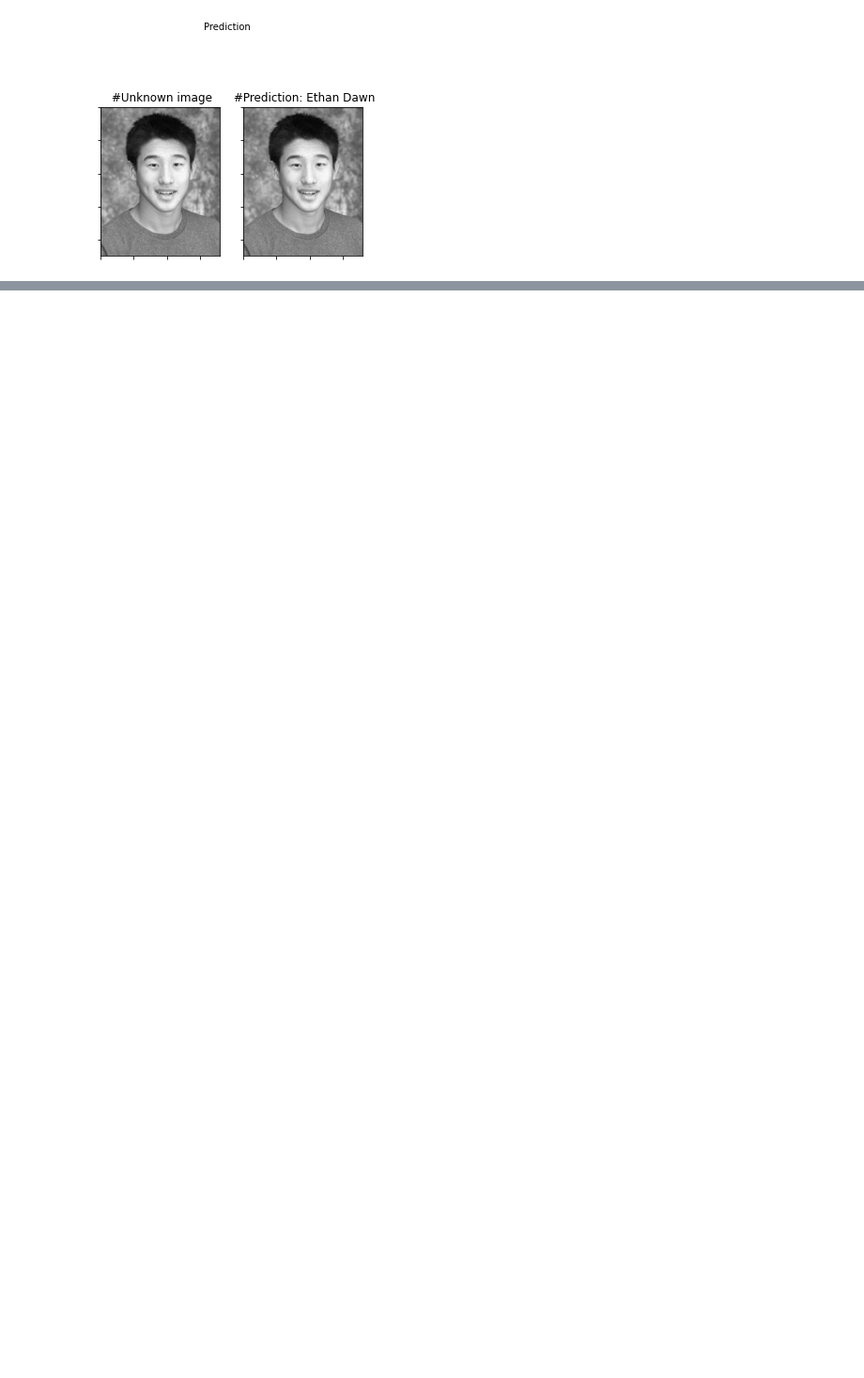
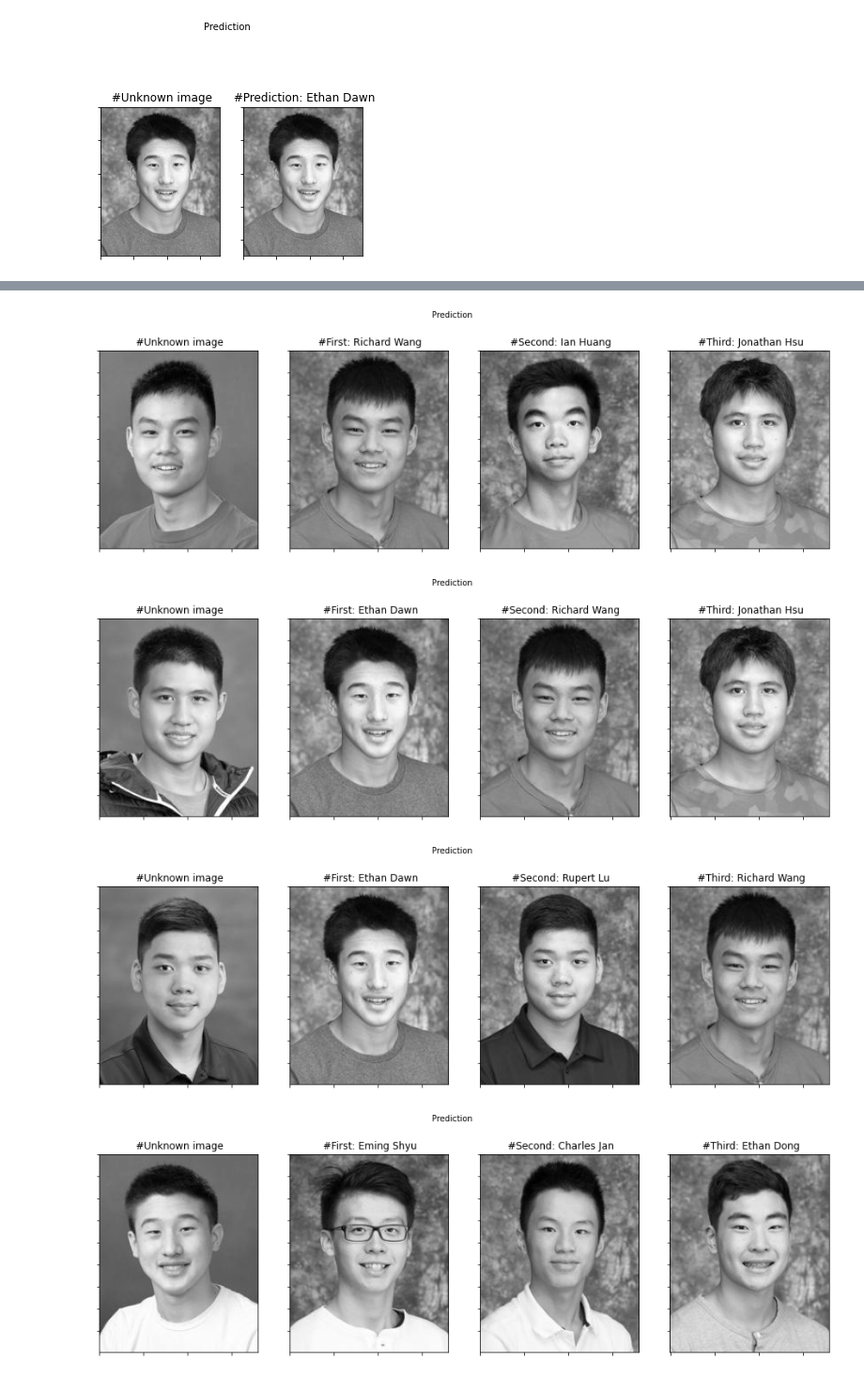
Before and after one commit to shaoruu/eigenfaces, a Jupyter notebook: main.ipynb, the cells around one changed output, grey strips where cells are left out. Shown at 94% size. Cells and saved outputs as stored; diff of their text form; code cells hidden in the pictures; blank space fills up the shorter version.

```diff
--- a/main.ipynb
+++ b/main.ipynb
@@ -240,0 +303,40 @@ subplot (title='Prediction', images=[test_image, X[predicted]], rows=1, cols=2,
+# %%
+def project(b, eigenvectors):
+    # Second formula of least squares
+    return np.matmul(np.matmul(np.linalg.inv(np.matmul(np.transpose(eigenvectors), eigenvectors)), np.transpose(eigenvectors)), b)
+
+def dist_metric(p,q):
+    p = np.asarray(p).flatten()
+    q = np.asarray(q).flatten()
+
+    return np.sqrt(np.sum(np.power((p-q), 2)))
+
+def predict(W, projections, y, b):
+    min_dist = float('inf')
+    min_class = -1
+    Q = project(b, v)
+
+    ranks = []
+
+    for i in range(len(projections)):
+        dist = dist_metric(projections[i], Q)
+        ranks.append((dist, i))
+
+    ranks.sort(key=lambda x:x[0])
+
+    return [rank[1] for rank in ranks[0:3]]
+
+projections = []
+for b in as_row_matrix(X):
+    projections.append(project(b - mean, v))
+
+[X_tests, y_tests] = read_images(image_path='new_faces')
+
+for i in range(len(X_tests)):
+    [first, second, third] = predict(eigenvectors, projections, y, X_tests[i].reshape(-1) - mean)
+    subplot(title='Prediction', images=[X_tests[i], X[first], X[second], X[third]], rows=1, cols=4, sptitles=['Unknown image', f'First: {y[first]}', f'Second: {y[second]}', f'Third: {y[third]}'], colormap=plt.cm.gray, filename=f'predictions/prediction_{i}.png', figsize=(16, 5))
+# %% [output]
+[figure, added]
+[figure, added]
+[figure, added]
+[figure, added]
```
Also changed, not shown: parts of 15 cells of this notebook, 44 other files.
